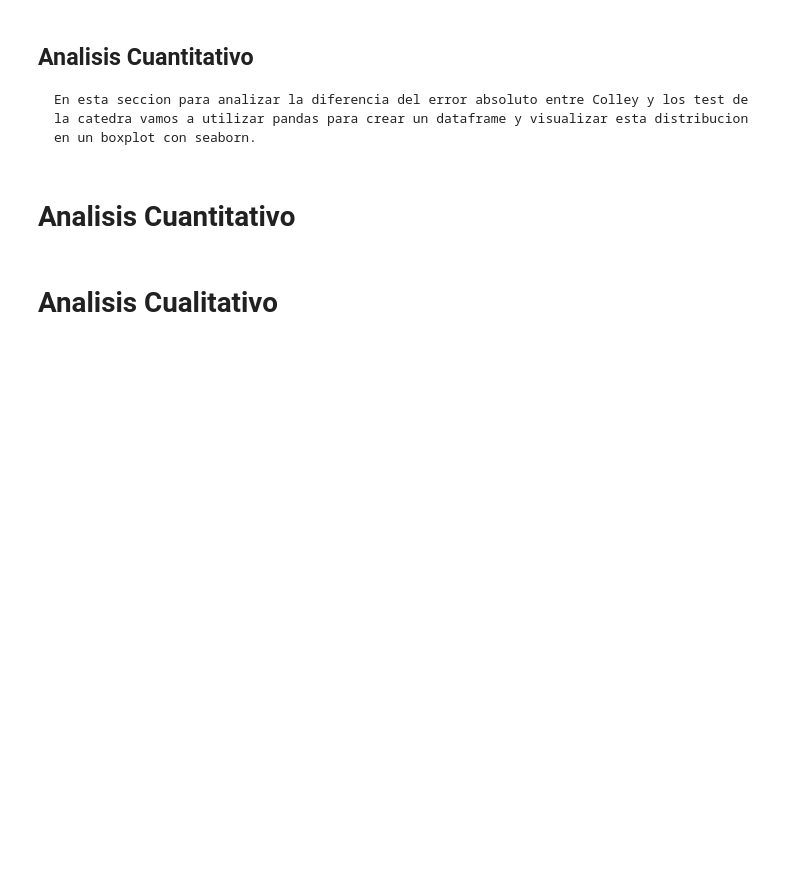
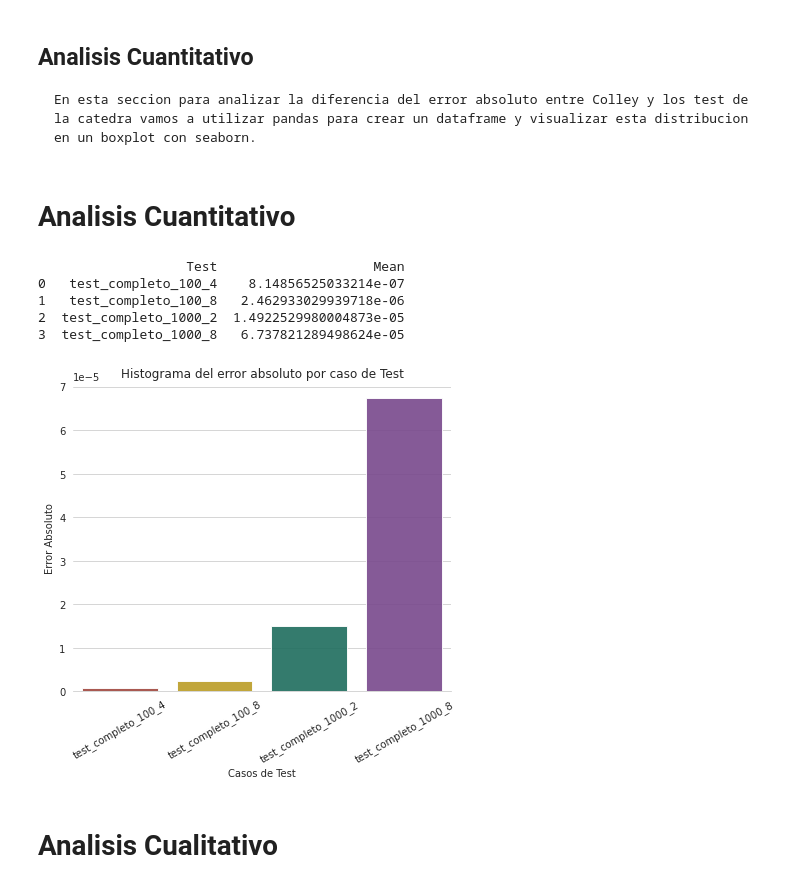
Before and after one commit to davidvenegasr/MetNum, a Jupyter notebook: tp1/experimentos/Analisis de Experimentos.ipynb, the cells around one changed output. Drawn from its saved outputs; the diff is of its cells as text; code cells hidden in the pictures; blank space fills up the shorter version.

```diff
--- a/tp1/experimentos/Analisis de Experimentos.ipynb
+++ b/tp1/experimentos/Analisis de Experimentos.ipynb
@@ -14,6 +14,8 @@ from IPython.display import display, HTML
 # %% [markdown]
 # Analisis Cuantitativo
 # %%
+df_tests_mean = pd.DataFrame(columns=['Test', 'Mean'])
+
 # funcion para calcular la dif absoluta y graficar
 def dif_de_error(dir,color):
     df = pd.read_csv(f"{dir}.expected", sep=" ", names=["Catedra"])
@@ -30,6 +32,8 @@ def dif_de_error(dir,color):
     fig = ax.get_figure()
     fig.savefig(f"graficos/{name}.png")
     plt.show()
+    global df_tests_mean
+    df_tests_mean = df_tests_mean.append({'Test': name, 'Mean': str(df['Diferencia absoluta'].median())}, ignore_index=True)
     print('La diferencia de caso: '+ name +' tiene un promedio de ' + str(df['Diferencia absoluta'].mean()) + ', una mediana de ' + str(df['Diferencia absoluta'].median()) +  ' y una desviacion de ' + str(df['Diferencia absoluta'].std()))
 # %%
 # Graficamos los boxplots
@@ -39,6 +43,32 @@ tests = [("test_completos/test_completo_100_4", "#B03A2E" ),
          ("test_completos/test_completo_1000_8", "#7D3C98")]
 for test in tests:
     dif_de_error(test[0],test[1])
+# %%
+print(df_tests_mean)
+# %% [output]
+                   Test                    Mean
+0   test_completo_100_4    8.14856525033214e-07
+1   test_completo_100_8   2.462933029939718e-06
+2  test_completo_1000_2  1.4922529980004873e-05
+3  test_completo_1000_8   6.737821289498624e-05
+# %%
+colors =["#B03A2E","#D4AC0D","#117A65","#7D3C98"]
+miPaleta = sns.set_palette(sns.color_palette(colors))
+
+
+
+chart = sns.catplot(
+    data=df_tests_mean, kind="bar",
+    x="Test", y="Mean", ci="sd", palette=miPaleta, alpha=.9, height=6
+)
+chart.despine(left=True)
+chart.set_axis_labels("Casos de Test", "Error Absoluto")
+plt.title("Histograma del error absoluto por caso de Test")
+plt.xticks(rotation=30)
+plt.tight_layout()
+chart.savefig("histograma_medias.png")
+# %% [output]
+[figure, added]
 # %% [markdown]
 # Analisis Cualitativo
 # %% [markdown]
```
